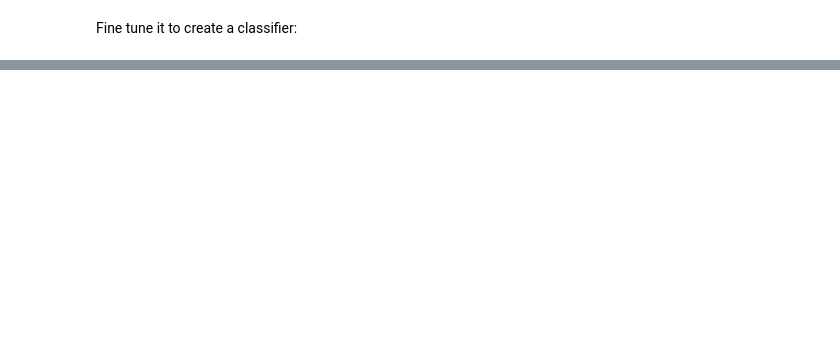
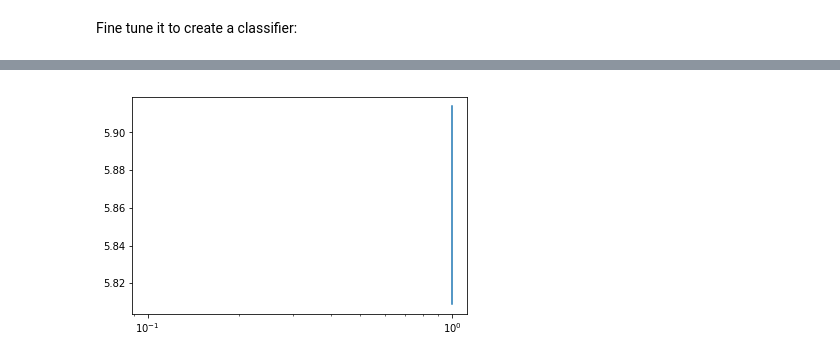
Before and after one commit to frame-technology/transfer-learning-fastai, a Jupyter notebook: walkthrough.ipynb, the cells around one changed output, grey strips where cells are left out. Drawn from its saved outputs; the diff is of its cells as text; code cells hidden in the pictures; blank space fills up the shorter version.

```diff
--- a/walkthrough.ipynb
+++ b/walkthrough.ipynb
@@ -137,7 +147,7 @@ learn.save_encoder('lm1_enc')
 # %% [markdown]
 Fine tune it to create a classifier:
 # %%
-learn = RNNLearner.classifier(data_clas, drop_mult=0.5, clip=0.25)
+learn = RNNLearner.classifier(data_clas, drop_mult=0.5, clip=0.25, metrics=accuracy,callback_fns=ShowGraph)
 learn.metrics = [accuracy]
 learn.load_encoder('lm1_enc')
 # %%
@@ -159,0 +179,5 @@ VBox(children=(HBox(children=(IntProgress(value=0, max=1), HTML(value='0.00% [0/
+# %%
+learn.recorder.plot()
+plt.show()
+# %% [output]
+[figure, added]
```
Also changed, not shown: parts of 8 cells of this notebook, 3 other files.
